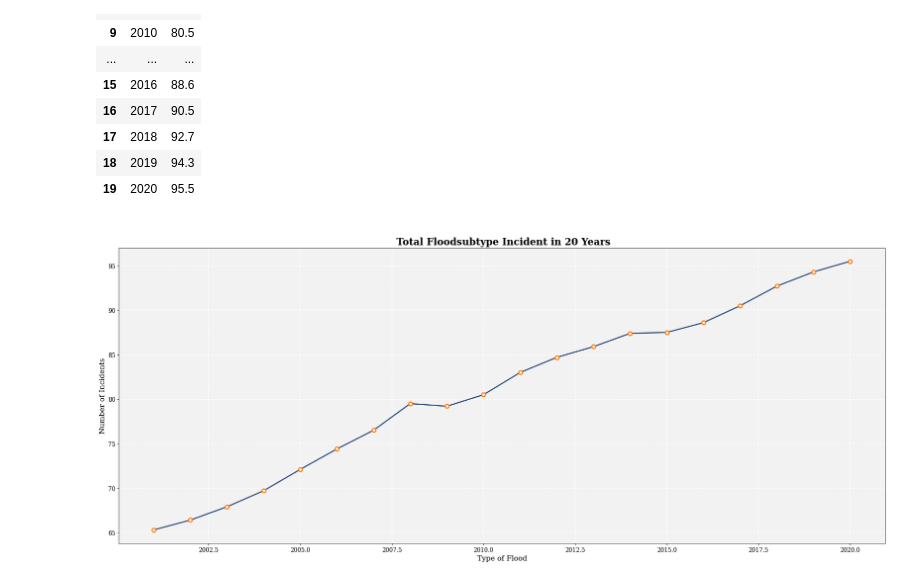
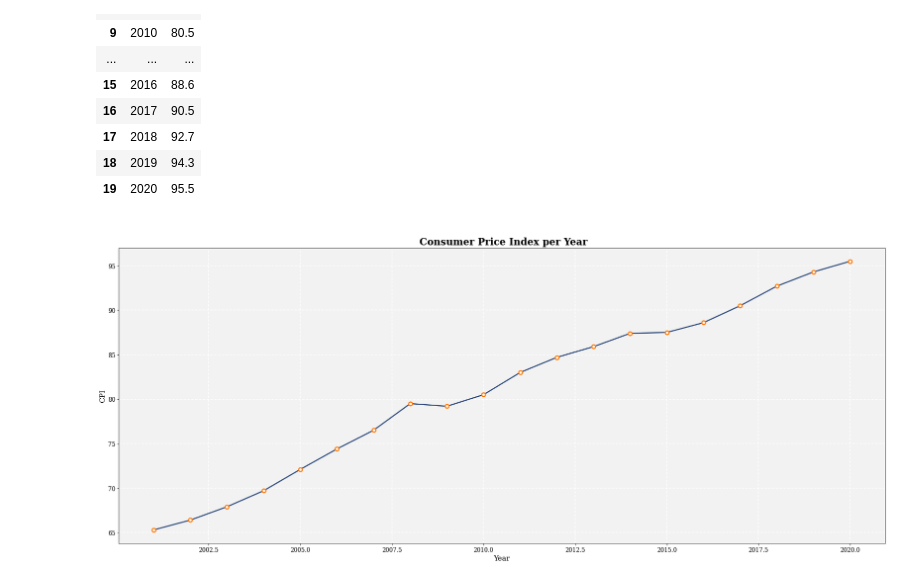
Before and after one commit to KarlAndreiCalimutan/Beta-Tech_BSIT_3207, a Jupyter notebook: Datasets_visual.ipynb, the cells around one changed output. Cells and saved outputs as stored; diff of their text form; code cells hidden in the pictures.

```diff
--- a/Datasets_visual.ipynb
+++ b/Datasets_visual.ipynb
@@ -207,25 +207,25 @@ display(df.iloc[0:])
 # %%
 #getting all the values stored in the dataframe/csv
 Year = df["Year"]
 CPI = df["CPI"]
 
 #changing the size of visualization
 f = plt.figure(tight_layout=True)
 f.set_figwidth(23)
 f.set_figheight(10)
 
 #Changing the background color of the graph
 plt.rcParams['axes.facecolor'] = '#F2F2F2'
 
 #creating the plot
 plt.xticks(fontsize=12)
 plt.yticks(fontsize=12)
-plt.title("\n Total Floodsubtype Incident in 20 Years", fontweight="bold", fontsize=20)
-plt.xlabel("Type of Flood", fontsize=15)
-plt.ylabel("Number of Incidents", fontsize=15)
+plt.title("\n Consumer Price Index per Year", fontweight="bold", fontsize=20)
+plt.xlabel("Year", fontsize=15)
+plt.ylabel("CPI", fontsize=15)
 plt.grid(color = 'white', linestyle = '--', linewidth = 1.5)
 plt.plot(Year, CPI, color="#2f4b7c", lw=2.4, zorder=10)
 plt.scatter(Year, CPI, fc="w", ec="#FF7A04", s=60, lw=2.4, zorder=12)
 plt.show()
 # %% [output]
-[figure, old version]
+[figure, new version]
```
